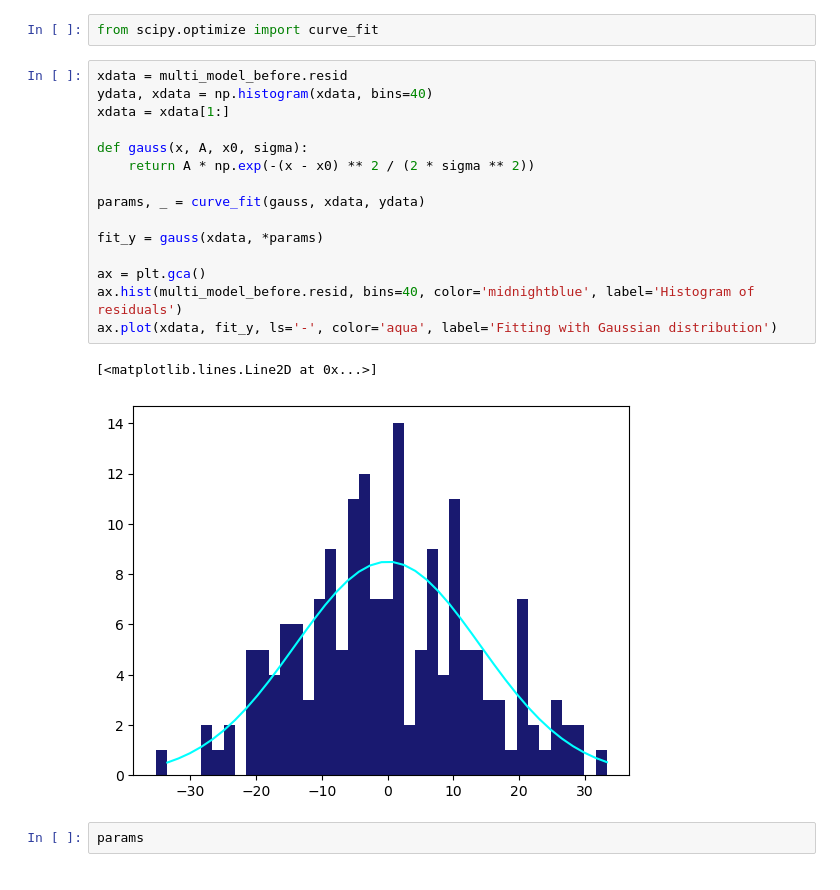
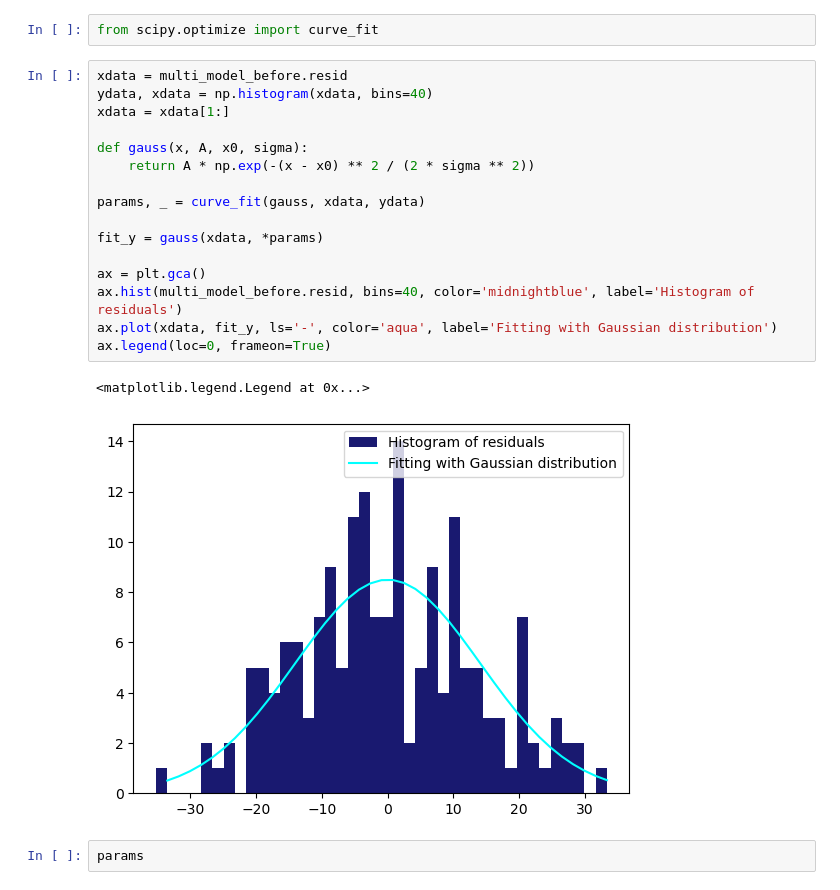
Before and after one commit to victoriawong1123/data_science_project, a Jupyter notebook: notebooks/quarterly_model.ipynb, the cells around one changed output. Cells and saved outputs as stored; diff of their text form.

Commit message:
Added more graphs

```diff
--- a/notebooks/quarterly_model.ipynb
+++ b/notebooks/quarterly_model.ipynb
@@ -387,21 +387,22 @@ from scipy.optimize import curve_fit
 # %%
 xdata = multi_model_before.resid
 ydata, xdata = np.histogram(xdata, bins=40)
 xdata = xdata[1:]
 
 def gauss(x, A, x0, sigma):
     return A * np.exp(-(x - x0) ** 2 / (2 * sigma ** 2))
 
 params, _ = curve_fit(gauss, xdata, ydata)
 
 fit_y = gauss(xdata, *params)
 
 ax = plt.gca()
 ax.hist(multi_model_before.resid, bins=40, color='midnightblue', label='Histogram of residuals')
 ax.plot(xdata, fit_y, ls='-', color='aqua', label='Fitting with Gaussian distribution')
+ax.legend(loc=0, frameon=True)
 # %% [output]
-[<matplotlib.lines.Line2D at 0x...>]
+<matplotlib.legend.Legend at 0x...>
-[figure, old version]
+[figure, new version]
 # %%
 params
 # %% [output]
```
